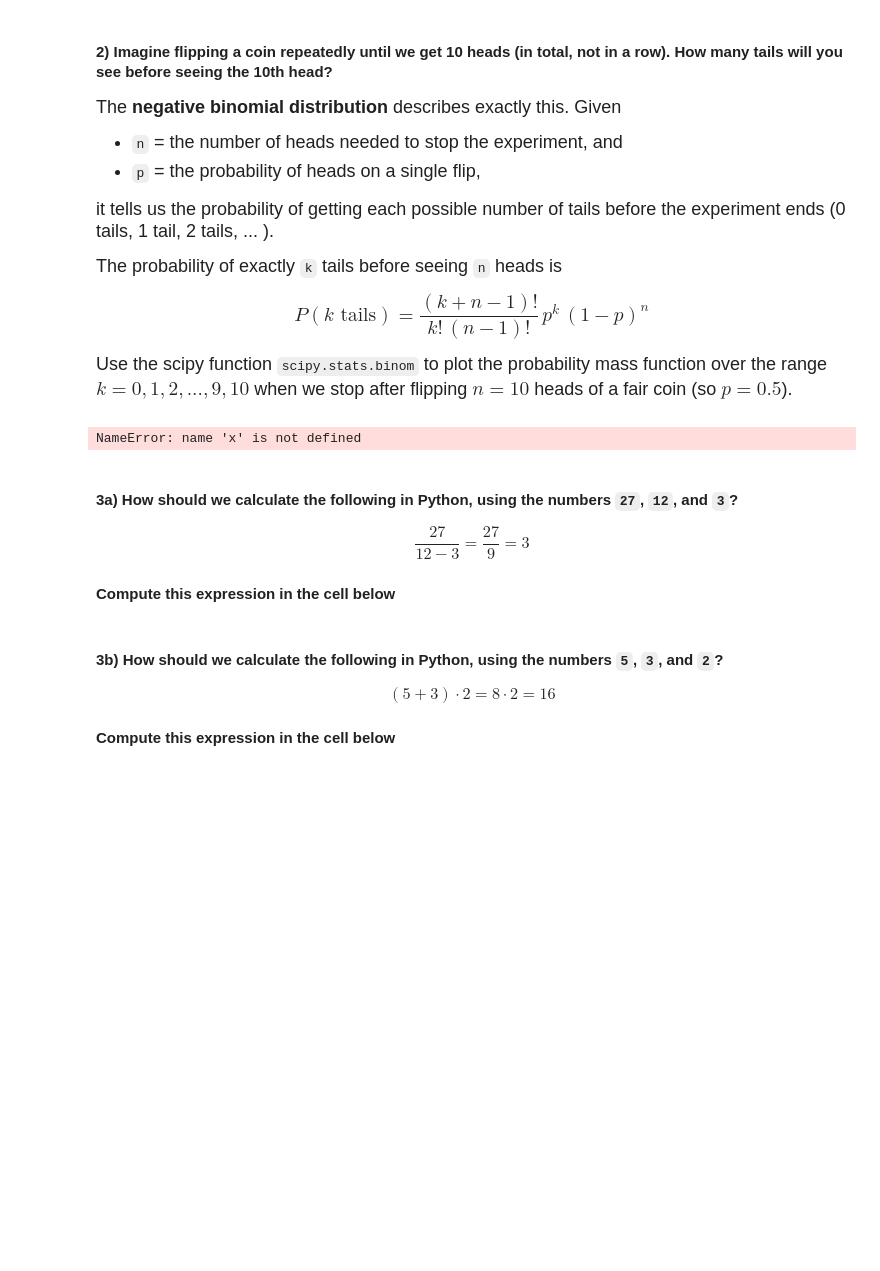
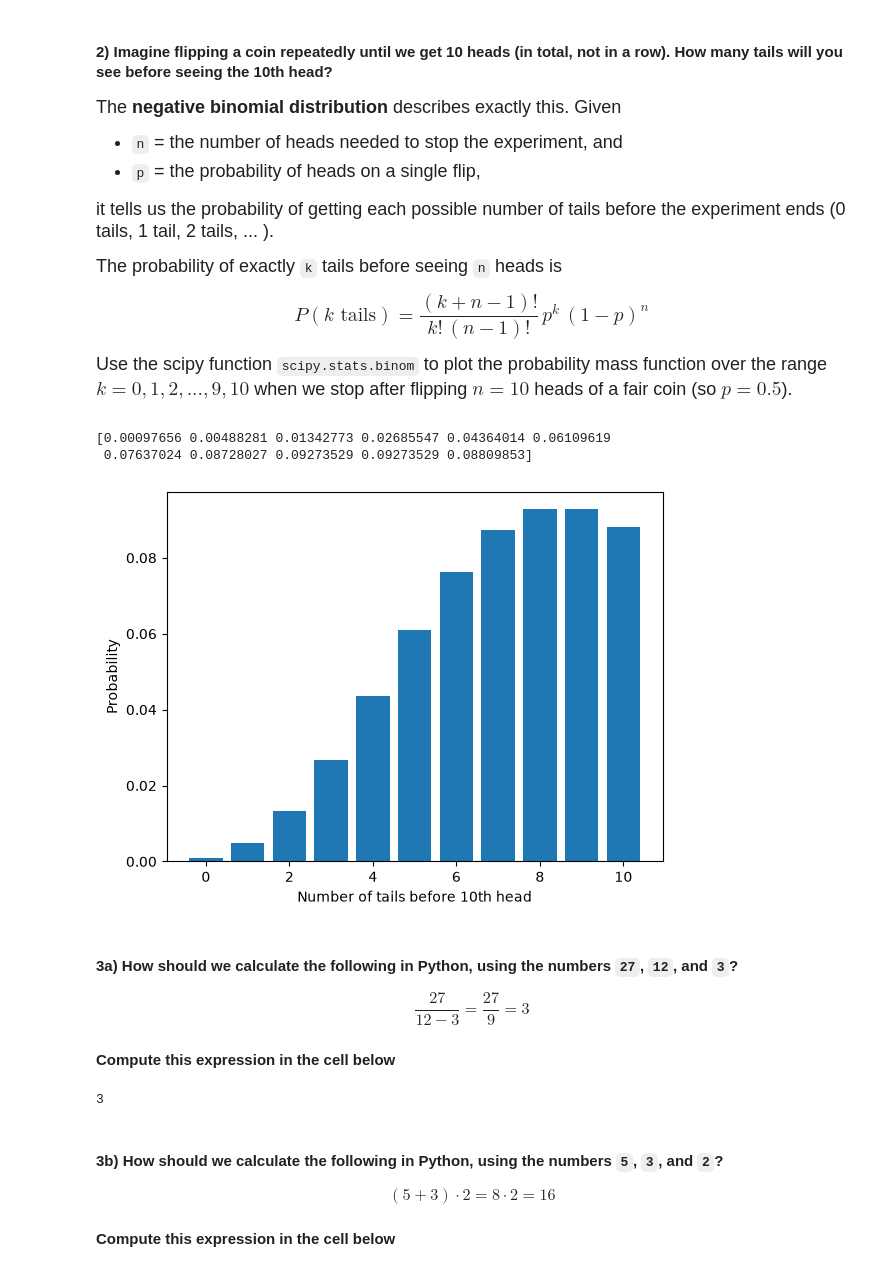
Before and after one commit to koeypan/datasci185fall2026, a Jupyter notebook: Lecture_05_Libraries_and_Specialized_Functions/Lecture5 copy.ipynb, the cells around one changed output. Cells and saved outputs as stored; diff of their text form; code cells hidden in the pictures; blank space fills up the shorter version.

```diff
--- a/Lecture_05_Libraries_and_Specialized_Functions/Lecture5 copy.ipynb
+++ b/Lecture_05_Libraries_and_Specialized_Functions/Lecture5 copy.ipynb
@@ -697,12 +697,19 @@ Use the scipy function `scipy.stats.binom` to plot the probability mass function
 # %%
 n = 10
 p = 0.5
-k = ...
+k = np.arange(0, 11)
 
+pmf_k = stats.binom.pmf(n - 1, k + n - 1, p) * p
+print(pmf_k)
 
-probability = stats.binom.pmf(k, n, p)
+plt.bar(k, pmf_k)
+plt.xlabel("Number of tails before 10th head")
+plt.ylabel("Probability")
+plt.show()
 # %% [output]
-NameError: name 'x' is not defined
+[0.00097656 0.00488281 0.01342773 0.02685547 0.04364014 0.06109619
+ 0.07637024 0.08728027 0.09273529 0.09273529 0.08809853]
+[figure, added]
 # %% [markdown]
 #### **3a)** How should we calculate the following in Python, using the numbers `27`, `12`, and `3`?
 
@@ -712,6 +719,10 @@ $$ \frac{27}{12 - 3} = \frac{27}{9} = 3$$
 # %%
 # Calculate the expression above using the numbers 27, 12, 3
 # Print the value -- you should get the number 3
+
+print((27)//(12-3))
+# %% [output]
+3
 # %% [markdown]
 #### **3b)** How should we calculate the following in Python, using the numbers `5`, `3`, and `2`?
 
```
Also changed, not shown: parts of 16 cells of this notebook, 2 other files.
